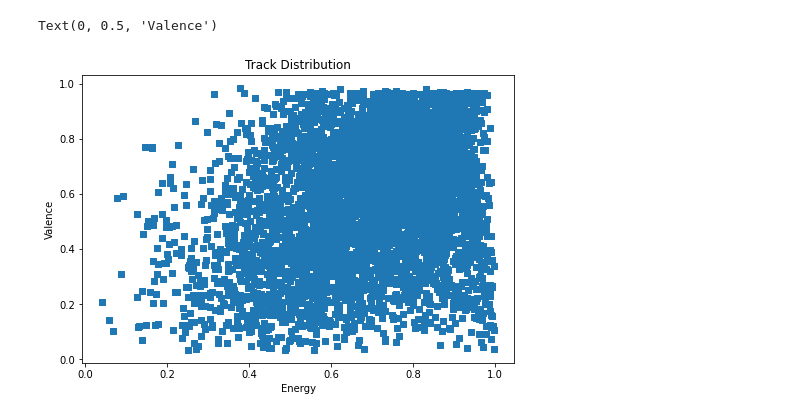
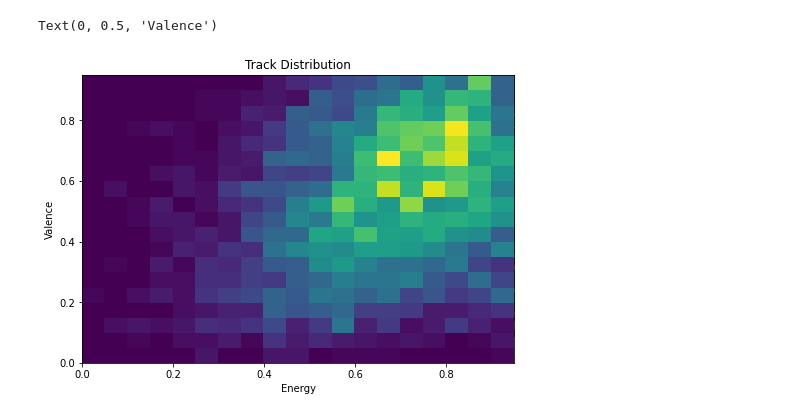
Before and after one commit to 0916dhkim/new-hack-who-this-project, a Jupyter notebook: Data Labelling.ipynb, the cells around one changed output. Cells and saved outputs as stored; diff of their text form; code cells hidden in the pictures.

Commit message:
Add Heatmap to Jupyter Notebook

```diff
--- a/Data Labelling.ipynb
+++ b/Data Labelling.ipynb
@@ -26,14 +26,15 @@ df['label'] = np.select(conditions, choices, default='none')
 # %%
 %matplotlib inline
 fig=plt.figure()
 ax = fig.add_axes([0, 0, 1, 1])
 ax.scatter(df["energy"], df["valence"], marker=",")
+ax.hist2d(df["energy"], df["valence"], bins=[np.arange(0,1,0.05), np.arange(0,1,0.05)])
 ax.set_title("Track Distribution")
 ax.set_xlabel("Energy")
 ax.set_ylabel("Valence")
 # %% [output]
 Text(0, 0.5, 'Valence')
-[figure, old version]
+[figure, new version]
 # %%
 cols = ['label']  + [col for col in df if col != 'label']
 # %%
```
